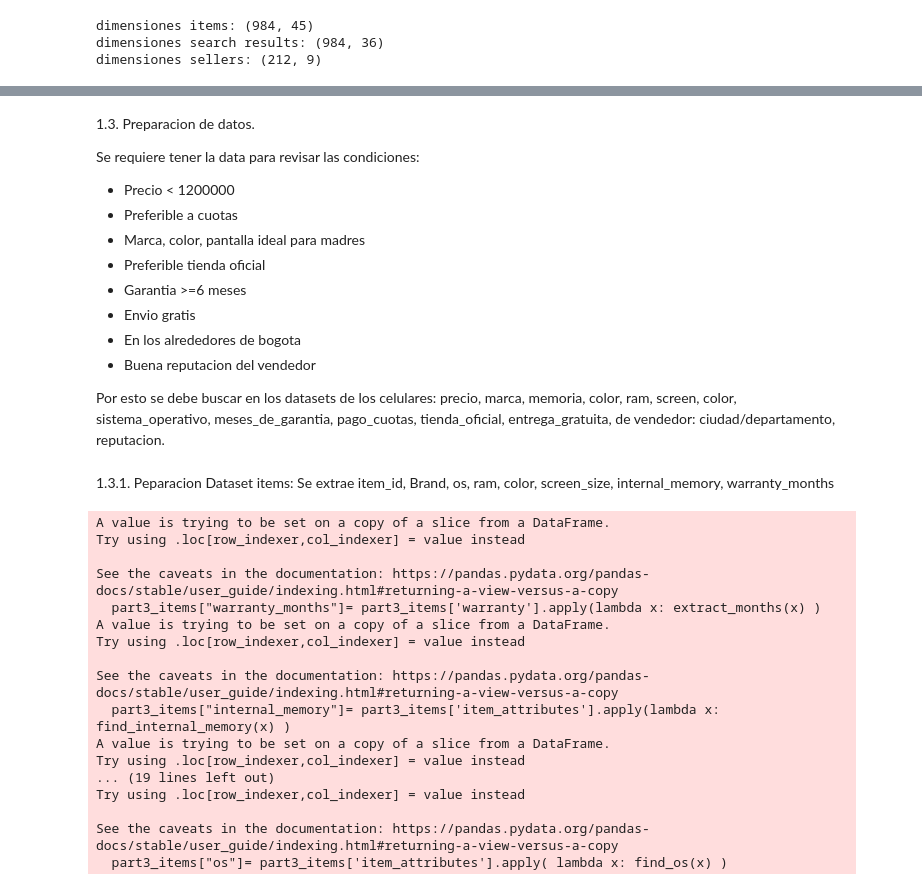
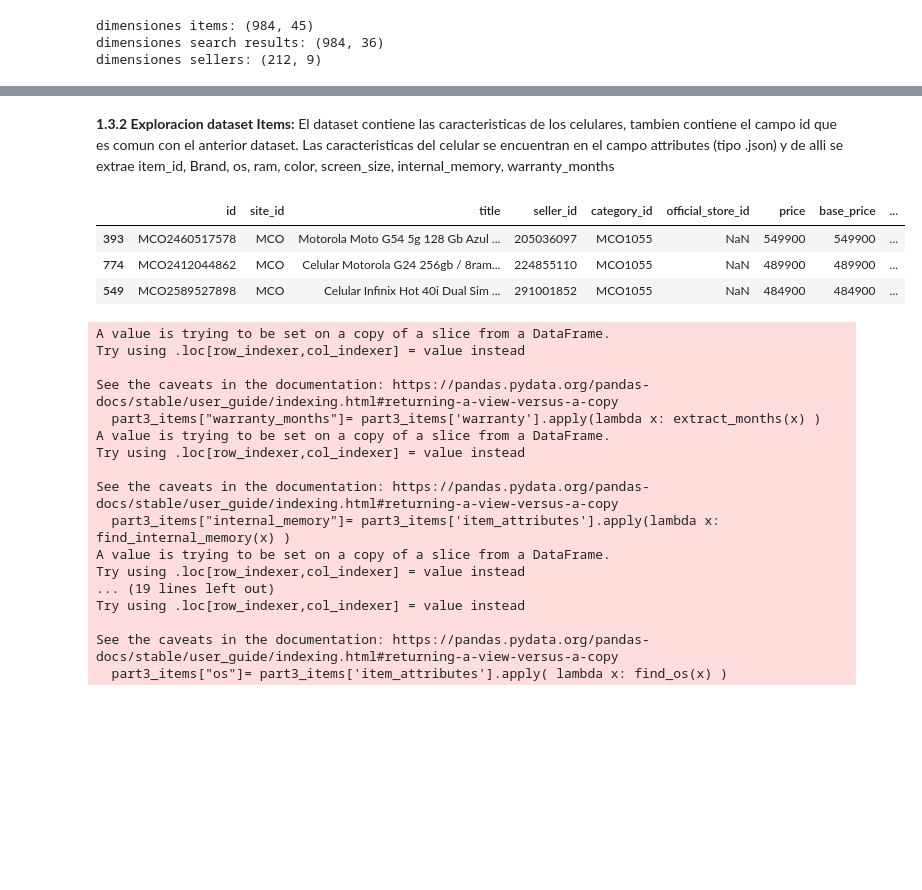
Before and after one commit to amrios80/eda-jobs, a Jupyter notebook: parcial1/parcial1.ipynb, the cells around one changed output, grey strips where cells are left out. Saved outputs shown, nothing was run; the diff lists cells and outputs as text; code cells hidden in the pictures; blank space fills up the shorter version.

```diff
--- a/parcial1/parcial1.ipynb
+++ b/parcial1/parcial1.ipynb
@@ -93,21 +92,13 @@ search_df.head(3)
-# %% [markdown]
-1.3. Preparacion de datos.
-
-Se requiere tener la data para revisar las condiciones:
-
-*   Precio < 1200000
-*   Preferible a cuotas
-*   Marca, color, pantalla ideal para madres
-*   Preferible tienda oficial
-*   Garantia >=6 meses
-*   Envio gratis
-*   En los alrededores de bogota
-*   Buena reputacion del vendedor
-
-Por esto se debe buscar en los datasets de los celulares: precio, marca, memoria, color, ram, screen, color, sistema_operativo, meses_de_garantia, pago_cuotas, tienda_oficial, entrega_gratuita,
-de vendedor: ciudad/departamento, reputacion.
 # %% [markdown]
-1.3.1. Peparacion Dataset items: Se extrae item_id, Brand, os, ram, color, screen_size, internal_memory, warranty_months
+**1.3.2 Exploracion dataset Items:** El dataset contiene las caracteristicas de los celulares, tambien contiene el campo id que es comun con el anterior dataset. Las caracteristicas del celular se encuentran en el campo attributes (tipo .json) y de alli se  extrae item_id, Brand, os, ram, color, screen_size, internal_memory, warranty_months
+# %%
+#Se visualiza una muestra de tres registros del dataset items_df
+items_df.sample(3)
+# %% [output]
+|  | id | site_id | title | seller_id | category_id | official_store_id | price | base_price | ... |
+| 393 | MCO2460517578 | MCO | Motorola Moto G54 5g 128 Gb Azul ... | 205036097 | MCO1055 | NaN | 549900 | 549900 | ... |
+| 774 | MCO2412044862 | MCO | Celular Motorola G24 256gb / 8ram... | 224855110 | MCO1055 | NaN | 489900 | 489900 | ... |
+| 549 | MCO2589527898 | MCO | Celular Infinix Hot 40i Dual Sim ... | 291001852 | MCO1055 | NaN | 484900 | 484900 | ... |
 # %%
 import re
 cols=["id","seller_id","official_store_id","price","warranty","accepts_mercadopago","non_mercado_pago_payment_methods","seller_address","condition", "shipping","sale_terms","attributes"]
```
Also changed, not shown: parts of 7 cells of this notebook.
